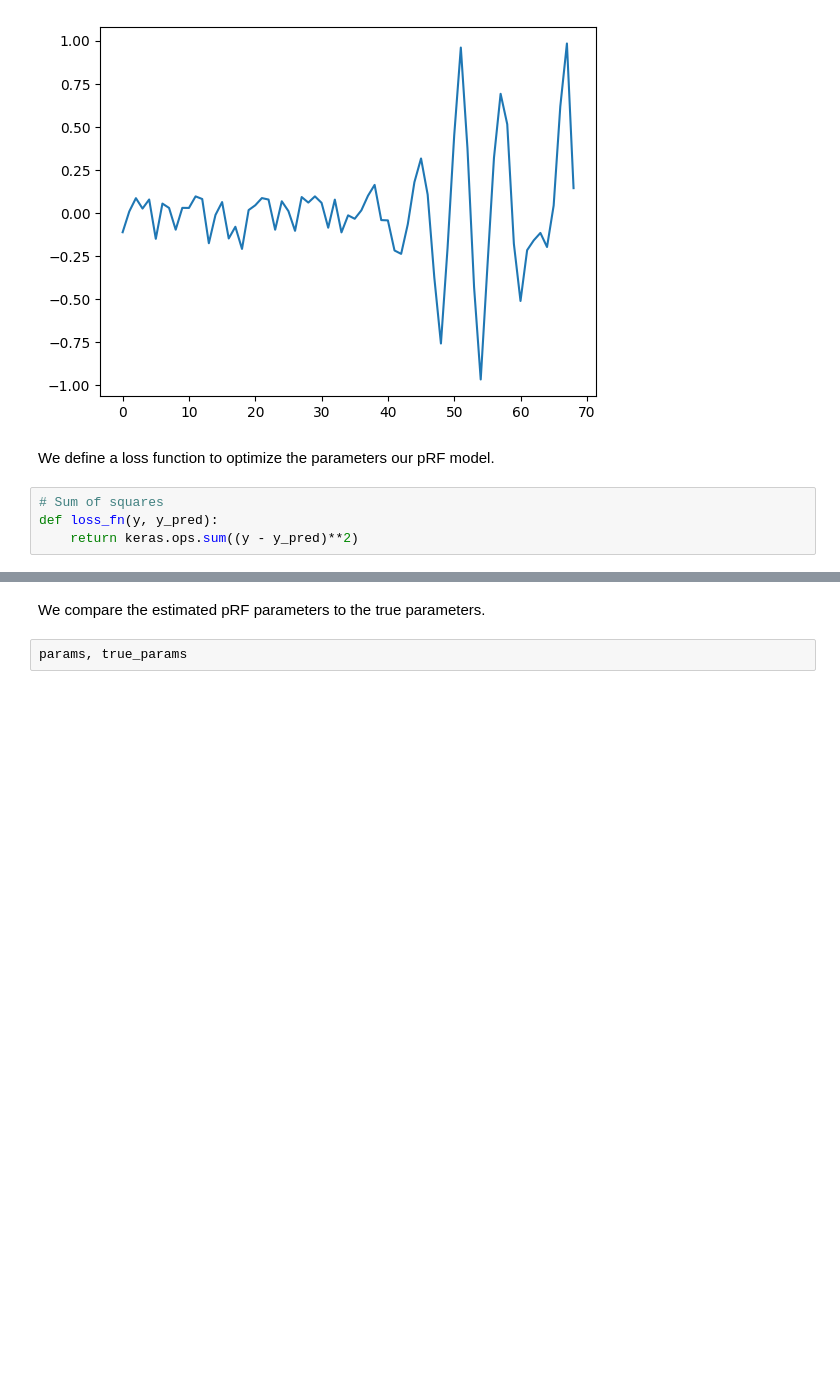
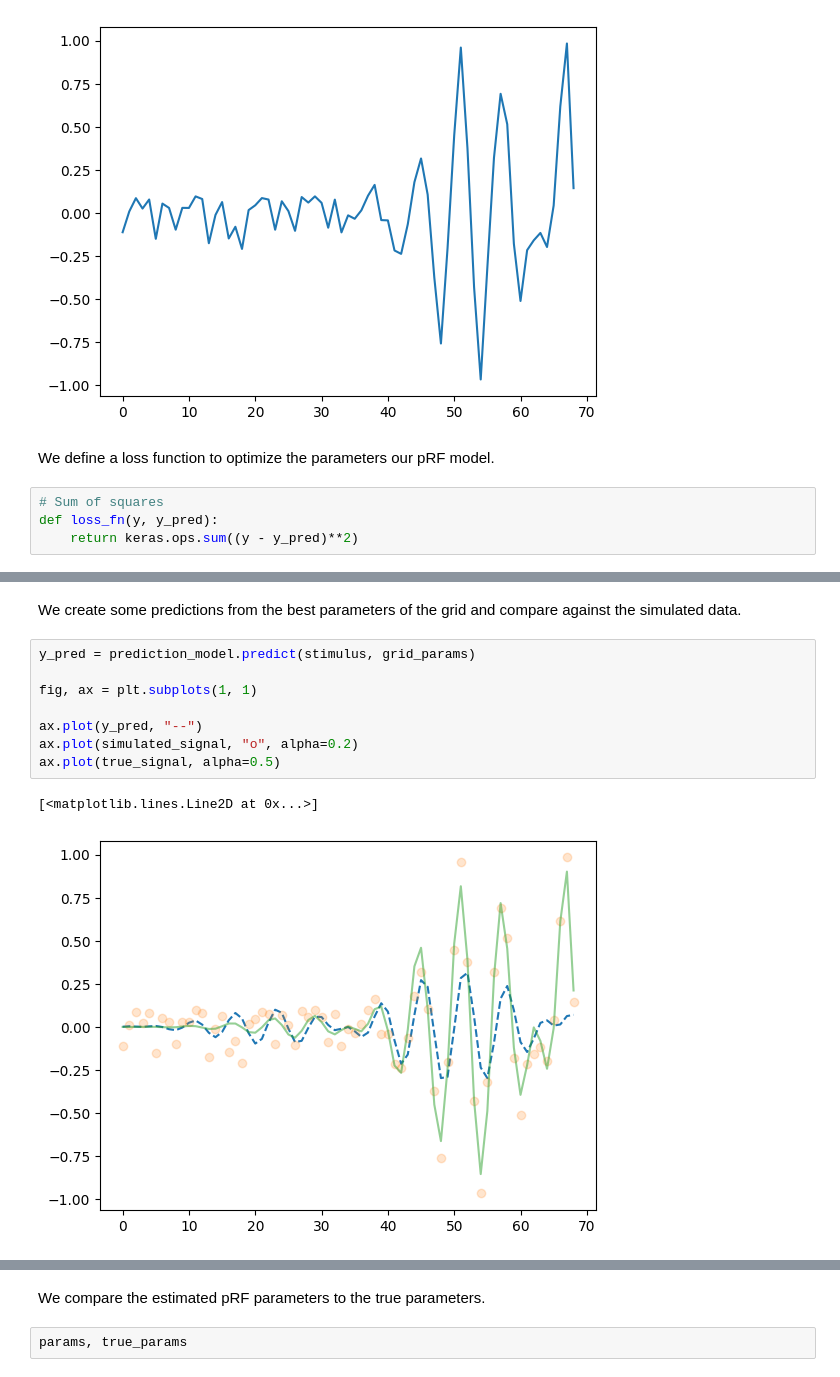
Before and after one commit to popylar-org/kerasprf, a Jupyter notebook: test_multi_backend.ipynb, the cells around one changed output, grey strips where cells are left out. Drawn from its saved outputs; the diff is of its cells as text; blank space fills up the shorter version.

```diff
--- a/test_multi_backend.ipynb
+++ b/test_multi_backend.ipynb
@@ -137,0 +142,13 @@ logs, params = fitter.fit(simulated_signal, start_params)
+# %% [markdown]
+We create some predictions from the best parameters of the grid and compare against the simulated data.
+# %%
+y_pred = prediction_model.predict(stimulus, grid_params)
+
+fig, ax = plt.subplots(1, 1)
+
+ax.plot(y_pred, "--")
+ax.plot(simulated_signal, "o", alpha=0.2)
+ax.plot(true_signal, alpha=0.5)
+# %% [output]
+[<matplotlib.lines.Line2D at 0x...>]
+[figure, added]
```
Also changed, not shown: parts of 13 cells of this notebook, 4 other files.
